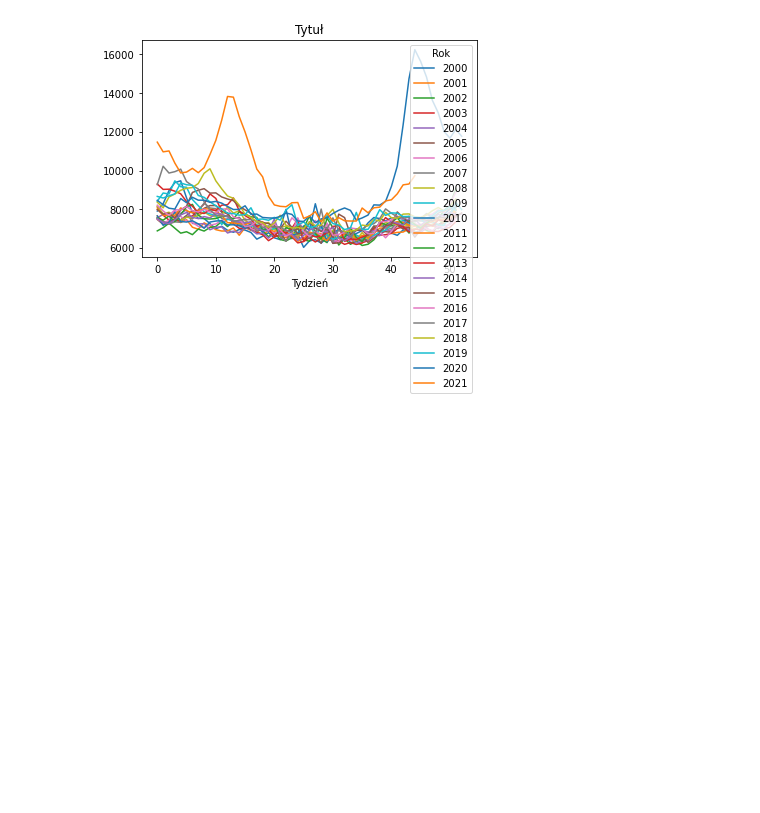
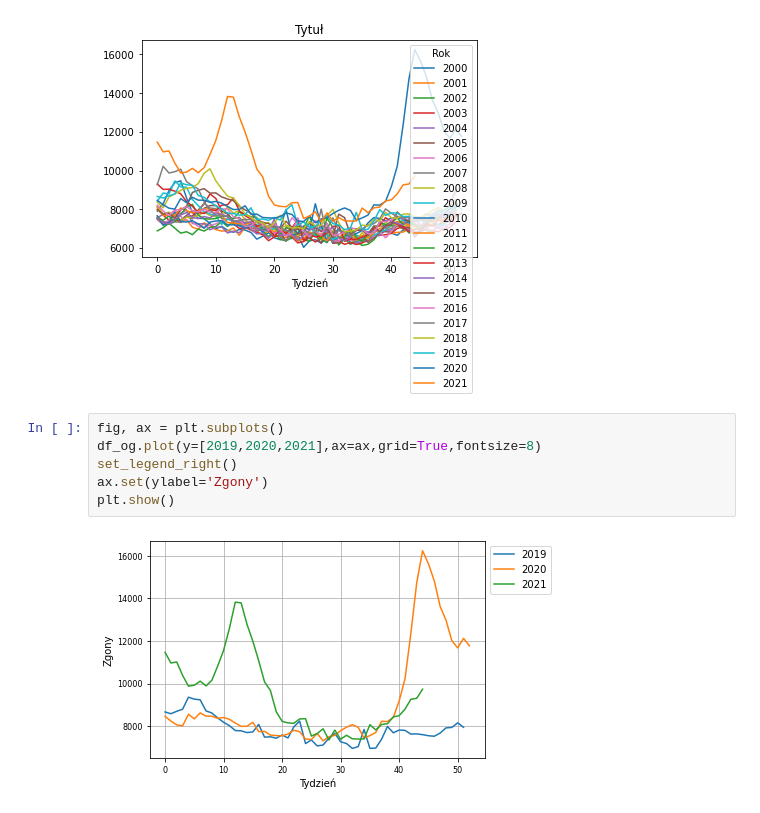
Before and after one commit to anuszka/govpl, a Jupyter notebook: GUS/gus01.ipynb, the cells around one changed output. Cells and saved outputs as stored; diff of their text form; blank space fills up the shorter version.

Commit message:
Add set_legend_right()

```diff
--- a/GUS/gus01.ipynb
+++ b/GUS/gus01.ipynb
@@ -102,3 +105,11 @@ df_og.plot(**plotopts)
 # %% [output]
 <AxesSubplot:title={'center':'Tytuł'}, xlabel='Tydzień'>
 [figure]
+# %%
+fig, ax = plt.subplots()
+df_og.plot(y=[2019,2020,2021],ax=ax,grid=True,fontsize=8)
+set_legend_right()
+ax.set(ylabel='Zgony')
+plt.show()
+# %% [output]
+[figure, added]
```
Also changed, not shown: parts of 1 cell of this notebook, 1 other file.
